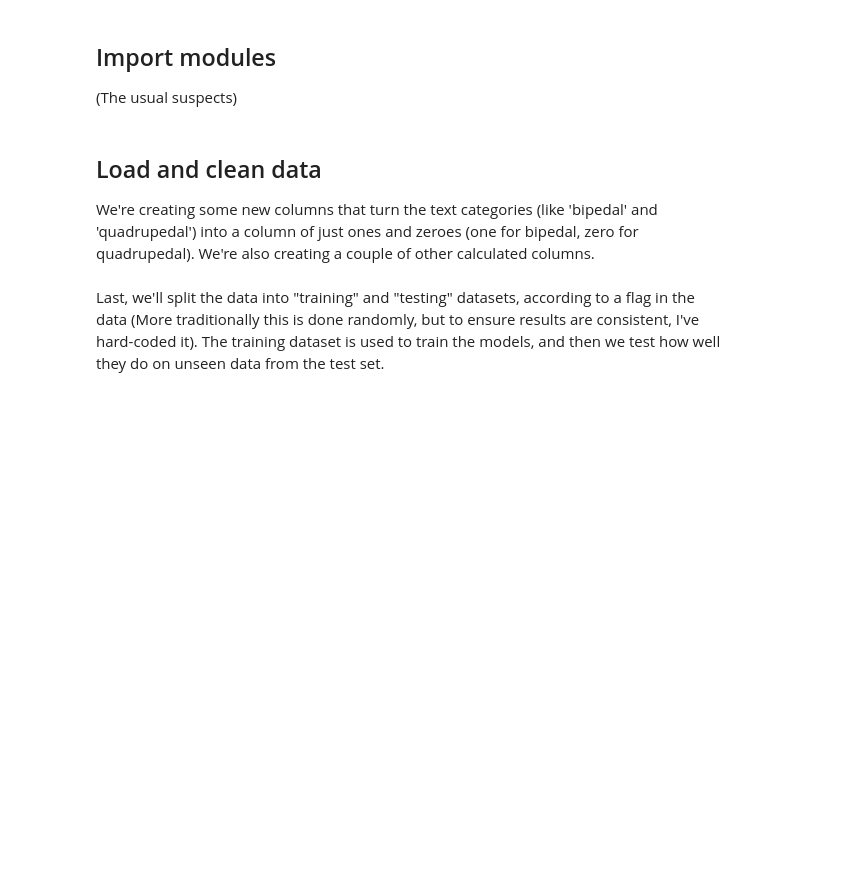
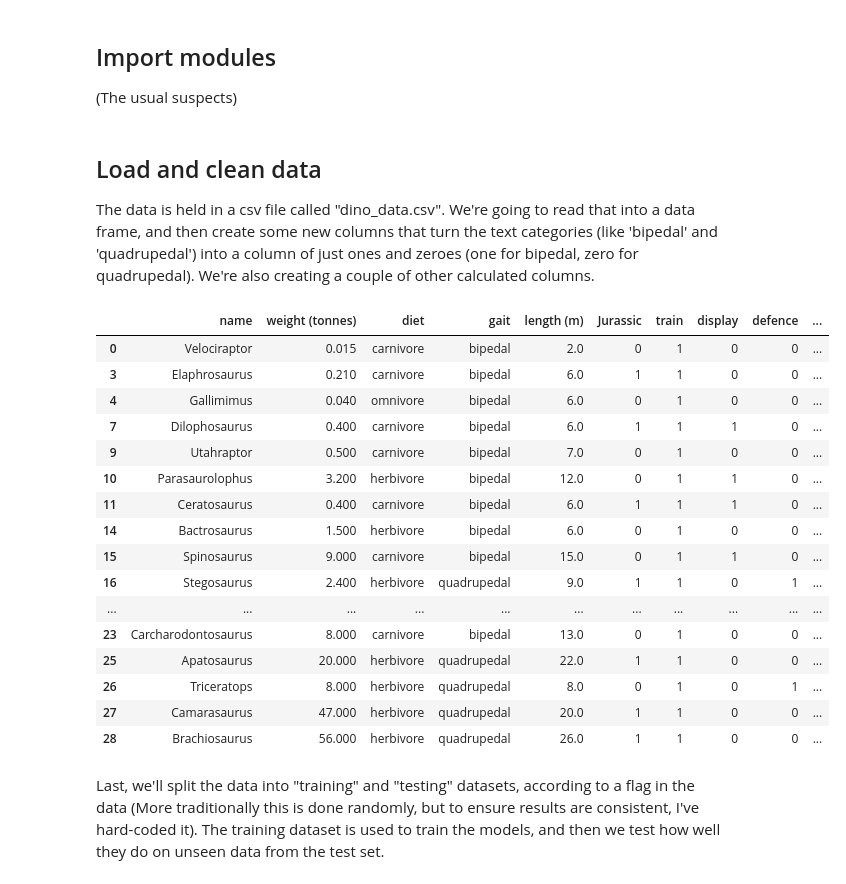
Before and after one commit to SimonCarryer/dinosaurs, a Jupyter notebook: Dino model.ipynb, the cells around one changed output. Drawn from its saved outputs; the diff is of its cells as text; code cells hidden in the pictures; blank space fills up the shorter version.

```diff
--- a/Dino model.ipynb
+++ b/Dino model.ipynb
@@ -17,10 +17,33 @@ from sklearn import tree
 # %% [markdown]
 ## Load and clean data
 
-We're creating some new columns that turn the text categories (like 'bipedal' and 'quadrupedal') into a column of just ones and zeroes (one for bipedal, zero for quadrupedal). We're also creating a couple of other calculated columns.
+The data is held in a csv file called "dino_data.csv". We're going to read that into a data frame, and then create
+some new columns that turn the text categories (like 'bipedal' and 'quadrupedal') into a column of just ones and zeroes (one for bipedal, zero for quadrupedal). We're also creating a couple of other calculated columns.
 # %%
 df = pd.read_csv('dino_data.csv')
 df = df[~df.name.isin(['Allosaurus', 'Dryosaurus'])] #This is kinda cheating but it made things clearer for the essay.
+# %%
+# Let's look at the training data
+
+df[df.train == 1]
+# %% [output]
+|  | name | weight (tonnes) | diet | gait | length (m) | Jurassic | train | display | defence | ... |
+| 0 | Velociraptor | 0.015 | carnivore | bipedal | 2.0 | 0 | 1 | 0 | 0 | ... |
+| 3 | Elaphrosaurus | 0.210 | carnivore | bipedal | 6.0 | 1 | 1 | 0 | 0 | ... |
+| 4 | Gallimimus | 0.040 | omnivore | bipedal | 6.0 | 0 | 1 | 0 | 0 | ... |
+| 7 | Dilophosaurus | 0.400 | carnivore | bipedal | 6.0 | 1 | 1 | 1 | 0 | ... |
+| 9 | Utahraptor | 0.500 | carnivore | bipedal | 7.0 | 0 | 1 | 0 | 0 | ... |
+| 10 | Parasaurolophus | 3.200 | herbivore | bipedal | 12.0 | 0 | 1 | 1 | 0 | ... |
+| 11 | Ceratosaurus | 0.400 | carnivore | bipedal | 6.0 | 1 | 1 | 1 | 0 | ... |
+| 14 | Bactrosaurus | 1.500 | herbivore | bipedal | 6.0 | 0 | 1 | 0 | 0 | ... |
+| 15 | Spinosaurus | 9.000 | carnivore | bipedal | 15.0 | 0 | 1 | 1 | 0 | ... |
+| 16 | Stegosaurus | 2.400 | herbivore | quadrupedal | 9.0 | 1 | 1 | 0 | 1 | ... |
+| ... | ... | ... | ... | ... | ... | ... | ... | ... | ... | ... |
+| 23 | Carcharodontosaurus | 8.000 | carnivore | bipedal | 13.0 | 0 | 1 | 0 | 0 | ... |
+| 25 | Apatosaurus | 20.000 | herbivore | quadrupedal | 22.0 | 1 | 1 | 0 | 0 | ... |
+| 26 | Triceratops | 8.000 | herbivore | quadrupedal | 8.0 | 0 | 1 | 0 | 1 | ... |
+| 27 | Camarasaurus | 47.000 | herbivore | quadrupedal | 20.0 | 1 | 1 | 0 | 0 | ... |
+| 28 | Brachiosaurus | 56.000 | herbivore | quadrupedal | 26.0 | 1 | 1 | 0 | 0 | ... |
 # %%
 df['bipedal'] = (df.gait == 'bipedal') * 1
 df['meatasaurus'] = (df.diet != 'herbivore') * 1
```
Also changed, not shown: parts of 2 cells of this notebook.
